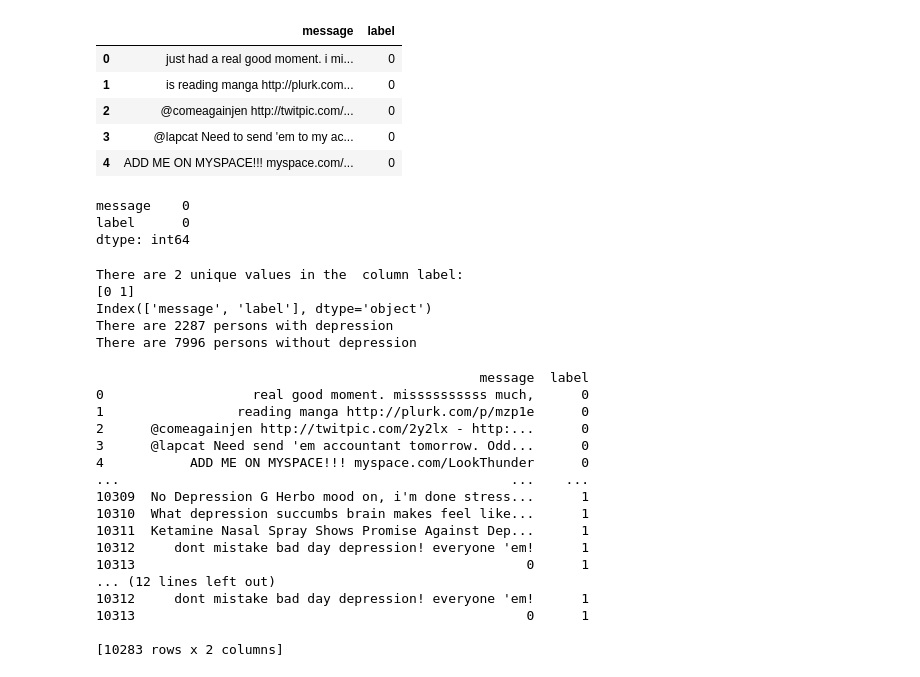
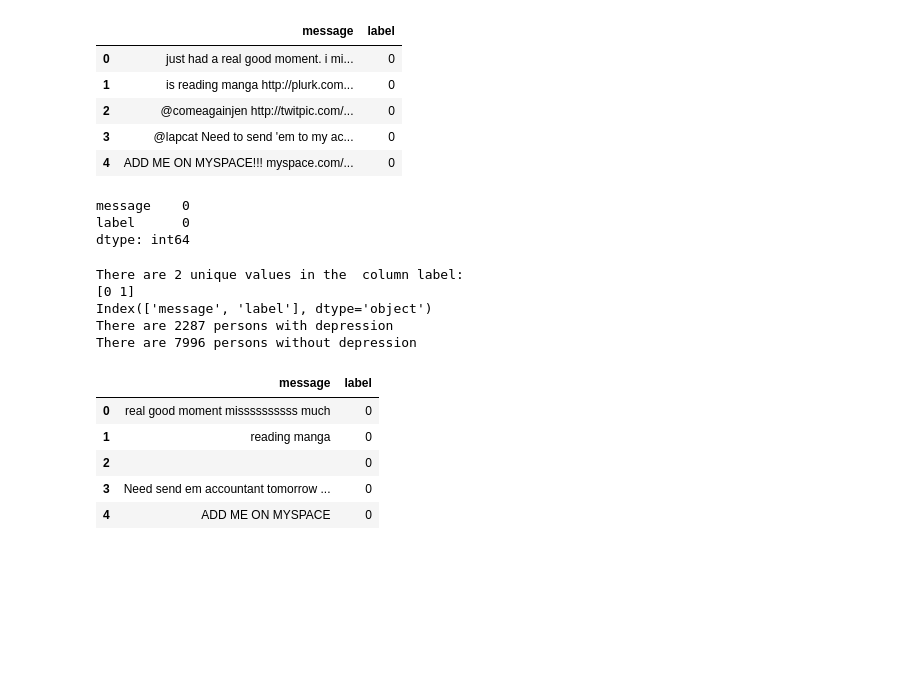
Before and after one commit to margiml/sentiment_analysis, a Jupyter notebook: sentiment_Analysis.ipynb, the cells around one changed output. Drawn from its saved outputs; the diff is of its cells as text; code cells hidden in the pictures; blank space fills up the shorter version.

```diff
--- a/sentiment_Analysis.ipynb
+++ b/sentiment_Analysis.ipynb
@@ -22,6 +23,9 @@ import numpy as np
 [nltk_data]   Package punkt is already up-to-date!
 # %%
 # https://www.kaggle.com/datasets/gargmanas/sentimental-analysis-for-tweets?select=sentiment_tweets3.csv
+# Permite ver completo el contenido de las columnas
+pd.set_option('display.max_colwidth', None)
+
 df = pd.read_csv('C:/Users/migue/Downloads/sentiment_tweets3.csv')
 df.head(5)
 # %% [output]
@@ -54,11 +58,3 @@ df.head(5)
 | 2 | @comeagainjen http://twitpic.com/... | 0 |
 | 3 | @lapcat Need to send 'em to my ac... | 0 |
 | 4 | ADD ME ON MYSPACE!!! myspace.com/... | 0 |
-# %%
-# Verificación de valores nulos en el dataframe
-
-df.isnull().sum()
-# %% [output]
-message    0
-label      0
-dtype: int64
@@ -68,0 +61,8 @@ df = df.drop_duplicates()
+# %%
+# Verificación de valores nulos en el dataframe
+
+df.isnull().sum()
+# %% [output]
+message    0
+label      0
+dtype: int64
@@ -86,29 +90,21 @@ There are 2287 persons with depression
 There are 7996 persons without depression
 # %%
 # Se elimina las palabras que esten en la variable stop_words
+stop_words = set(stopwords.words('english'))
+punct = '''!()-[]{};:'"\,<>./?@#$%^&*_~'''
 
-print(df)
+# cleaning of URLs URLs, hashtags, Mentions, Emojis, Reserved words (RT, FAV)
+df["message"] = df["message"].apply(lambda x: p.clean(x))
+# stop_words is set of commonly used words in english
+df["message"] = df["message"].apply(lambda x: " ".join([w for w in x.split() if w not in (stop_words)]))
+# Eliminacion de puntuaciones
+df["message"] = df["message"].apply(lambda x: "".join([w for w in x if w not in (punct)]))
 
-stop_words = set(stopwords.words('english'))
-
-df["message"] = df["message"].apply(lambda x: " ".join([w for w in x.split() if w not in (stop_words)]))
-
-print(df)
+df.head(5)
 # %% [output]
-                                                 message  label
-0                   real good moment. missssssssss much,      0
-1                 reading manga http://plurk.com/p/mzp1e      0
-2      @comeagainjen http://twitpic.com/2y2lx - http:...      0
-3      @lapcat Need send 'em accountant tomorrow. Odd...      0
-4           ADD ME ON MYSPACE!!! myspace.com/LookThunder      0
-...                                                  ...    ...
-10309  No Depression G Herbo mood on, i'm done stress...      1
-10310  What depression succumbs brain makes feel like...      1
-10311  Ketamine Nasal Spray Shows Promise Against Dep...      1
-10312     dont mistake bad day depression! everyone 'em!      1
-10313                                                  0      1
-... (12 lines left out)
-10312     dont mistake bad day depression! everyone 'em!      1
-10313                                                  0      1
-
-[10283 rows x 2 columns]
+|  | message | label |
+| 0 | real good moment missssssssss much | 0 |
+| 1 | reading manga | 0 |
+| 2 |  | 0 |
+| 3 | Need send em accountant tomorrow ... | 0 |
+| 4 | ADD ME ON MYSPACE | 0 |
```
Also changed, not shown: parts of 10 cells of this notebook.
